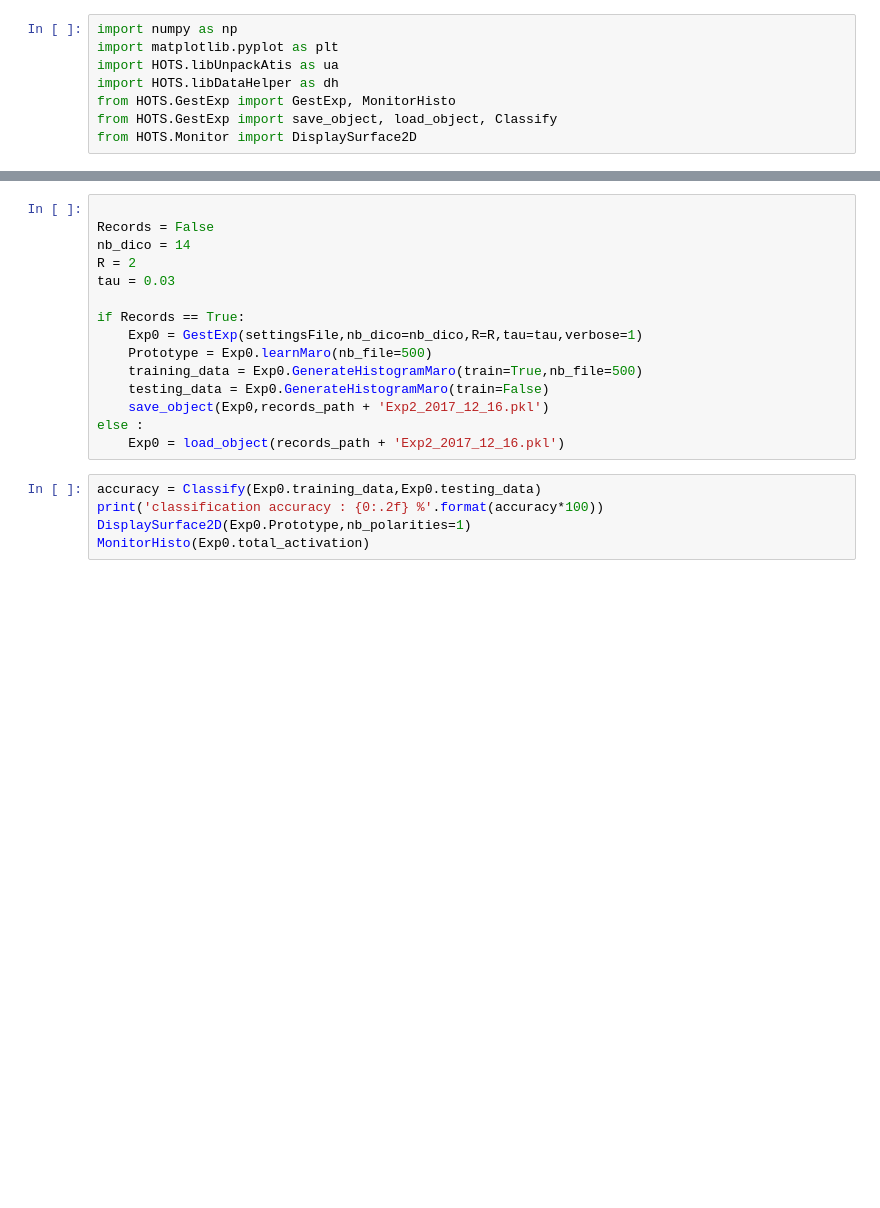
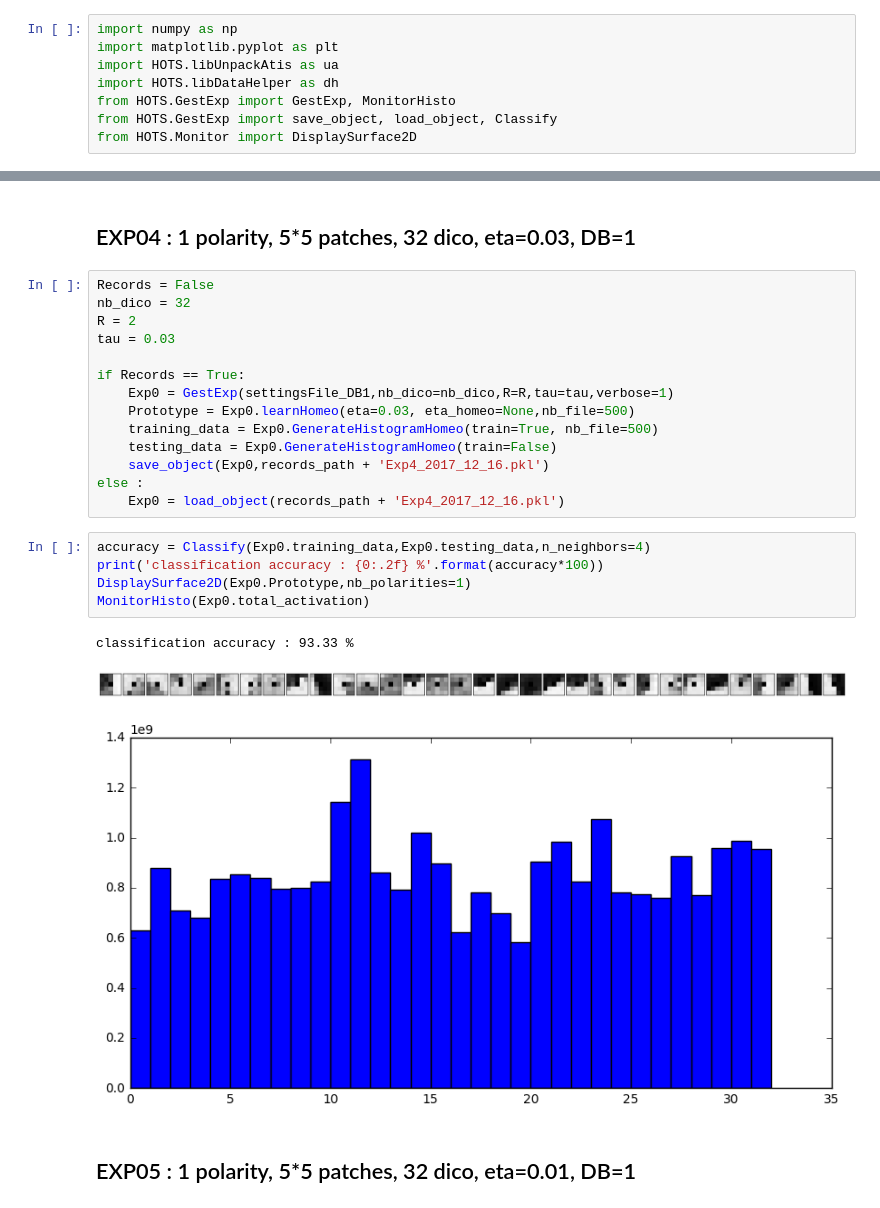
Before and after one commit to VictorBoutin/HOTS, a Jupyter notebook: Probe/EXP_04b_GestureDatabaseCorr.ipynb, the cells around one changed output, grey strips where cells are left out. Cells and saved outputs as stored; diff of their text form; blank space fills up the shorter version.

```diff
--- a/Probe/EXP_04b_GestureDatabaseCorr.ipynb
+++ b/Probe/EXP_04b_GestureDatabaseCorr.ipynb
@@ -128,20 +93,27 @@ stop here
+# %% [markdown]
+## EXP04 : 1 polarity, 5*5 patches, 32 dico, eta=0.03, DB=1
 # %%
-
 Records = False
-nb_dico = 14
+nb_dico = 32
 R = 2
 tau = 0.03
 
 if Records == True:
-    Exp0 = GestExp(settingsFile,nb_dico=nb_dico,R=R,tau=tau,verbose=1)
-    Prototype = Exp0.learnMaro(nb_file=500)
-    training_data = Exp0.GenerateHistogramMaro(train=True,nb_file=500)
-    testing_data = Exp0.GenerateHistogramMaro(train=False)
-    save_object(Exp0,records_path + 'Exp2_2017_12_16.pkl')
+    Exp0 = GestExp(settingsFile_DB1,nb_dico=nb_dico,R=R,tau=tau,verbose=1)
+    Prototype = Exp0.learnHomeo(eta=0.03, eta_homeo=None,nb_file=500)
+    training_data = Exp0.GenerateHistogramHomeo(train=True, nb_file=500)
+    testing_data = Exp0.GenerateHistogramHomeo(train=False)
+    save_object(Exp0,records_path + 'Exp4_2017_12_16.pkl')
 else :
-    Exp0 = load_object(records_path + 'Exp2_2017_12_16.pkl')
+    Exp0 = load_object(records_path + 'Exp4_2017_12_16.pkl')
 # %%
-accuracy = Classify(Exp0.training_data,Exp0.testing_data)
+accuracy = Classify(Exp0.training_data,Exp0.testing_data,n_neighbors=4)
 print('classification accuracy : {0:.2f} %'.format(accuracy*100))
 DisplaySurface2D(Exp0.Prototype,nb_polarities=1)
 MonitorHisto(Exp0.total_activation)
+# %% [output]
+classification accuracy : 93.33 %
+[figure, added]
+[figure, added]
+# %% [markdown]
+## EXP05 : 1 polarity, 5*5 patches, 32 dico, eta=0.01, DB=1
```
Also changed, not shown: parts of 32 cells of this notebook, 15 other files.
